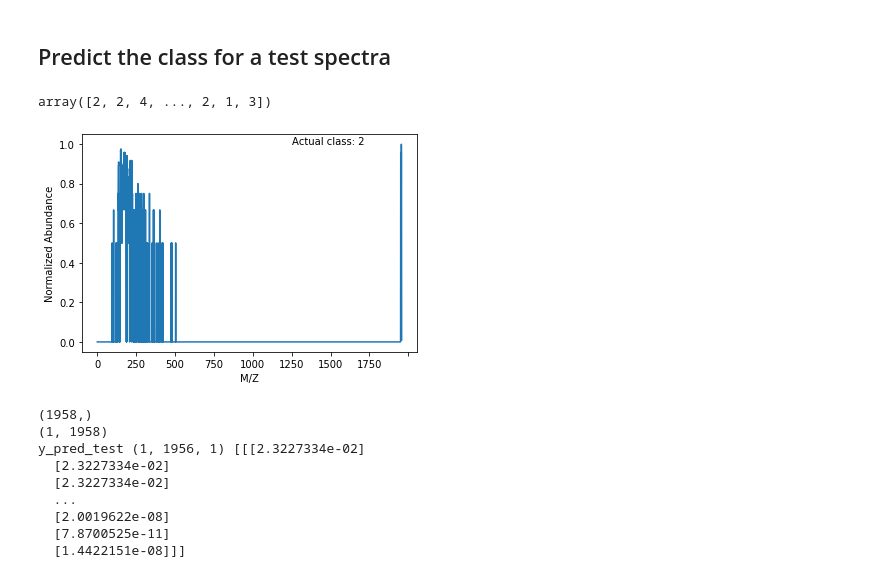
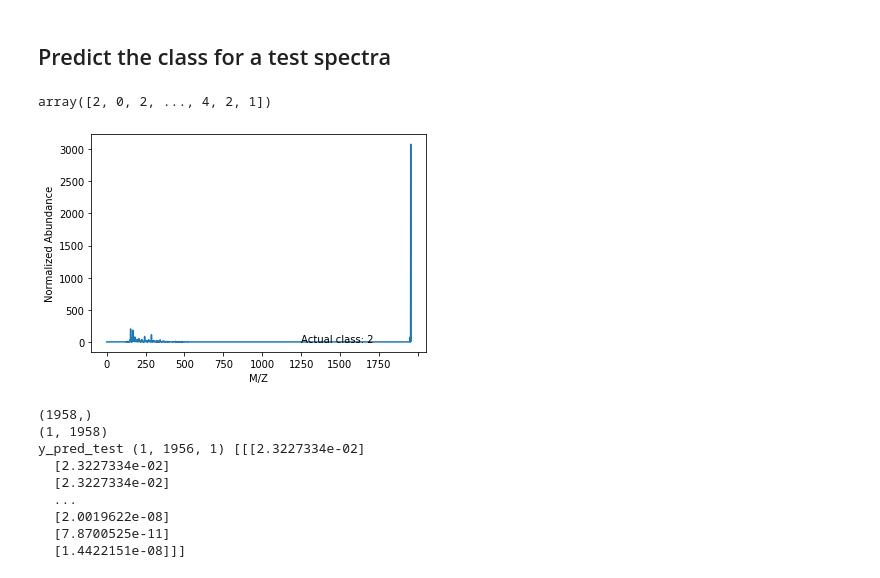
Before and after one commit to parksoy/DAMADAY2020_NASA, a Jupyter notebook: SoyoungAppendToVDP.ipynb, the cells around one changed output. Saved outputs shown, nothing was run; the diff lists cells and outputs as text; code cells hidden in the pictures.

```diff
--- a/SoyoungAppendToVDP.ipynb
+++ b/SoyoungAppendToVDP.ipynb
@@ -359,11 +359,11 @@ def preprocess_dataset(dataset):
     #Y=encoder(y)
     #X_train, X_val_and_test, y_train, y_val_and_test = train_test_split(X, y, test_size=train_test_ratio)
 
-    X_train, X_val_and_test, Y_train, Y_val_and_test = train_test_split(X, y, test_size=train_test_ratio)
+    X_train, X_test, Y_train, Y_test = train_test_split(X, y, test_size=train_test_ratio)
 
-    return X_train, X_val_and_test, Y_train, Y_val_and_test
+    return X_train, X_test, Y_train, Y_test
 
-X_train, X_val_and_test, Y_train, Y_val_and_test = preprocess_dataset(dataset)
+X_train, X_test, Y_train, Y_test = preprocess_dataset(dataset)
 # %% [output]
 XmassSpec.shape (26685, 1951)
 6
@@ -594,18 +613,18 @@ plot_history(history)
 #### (2) Optimize Hyperparameters
 # %% [markdown]
 ## Predict the class for a test spectra
-# %%
-y_val_and_test
-# %% [output]
-array([2, 2, 4, ..., 2, 1, 3])
+# %%
+Y_test
+# %% [output]
+array([2, 0, 2, ..., 4, 2, 1])
 # %%
 #plot a test spectra with Actual Label/Predicted label
 sampleN=4
 ax=X_test.iloc[sampleN].plot()
 ax.set_ylabel('Normalized Abundance')
 ax.set_xlabel('M/Z')
-plt.text(1250, 1, 'Actual class: {}'.format(str(y_val_and_test[sampleN]))) #x=1250, y=1,
+plt.text(1250, 1, 'Actual class: {}'.format(str(Y_test[sampleN]))) #x=1250, y=1,
 #plt.text(1250, 0.9, 'Predicted class: {}'.format(str(y_pred_test))) #x=1250, y=1,
 plt.show()
 # %% [output]
-[figure, old version]
+[figure, new version]
```
Also changed, not shown: parts of 8 cells of this notebook, 1 other file.
